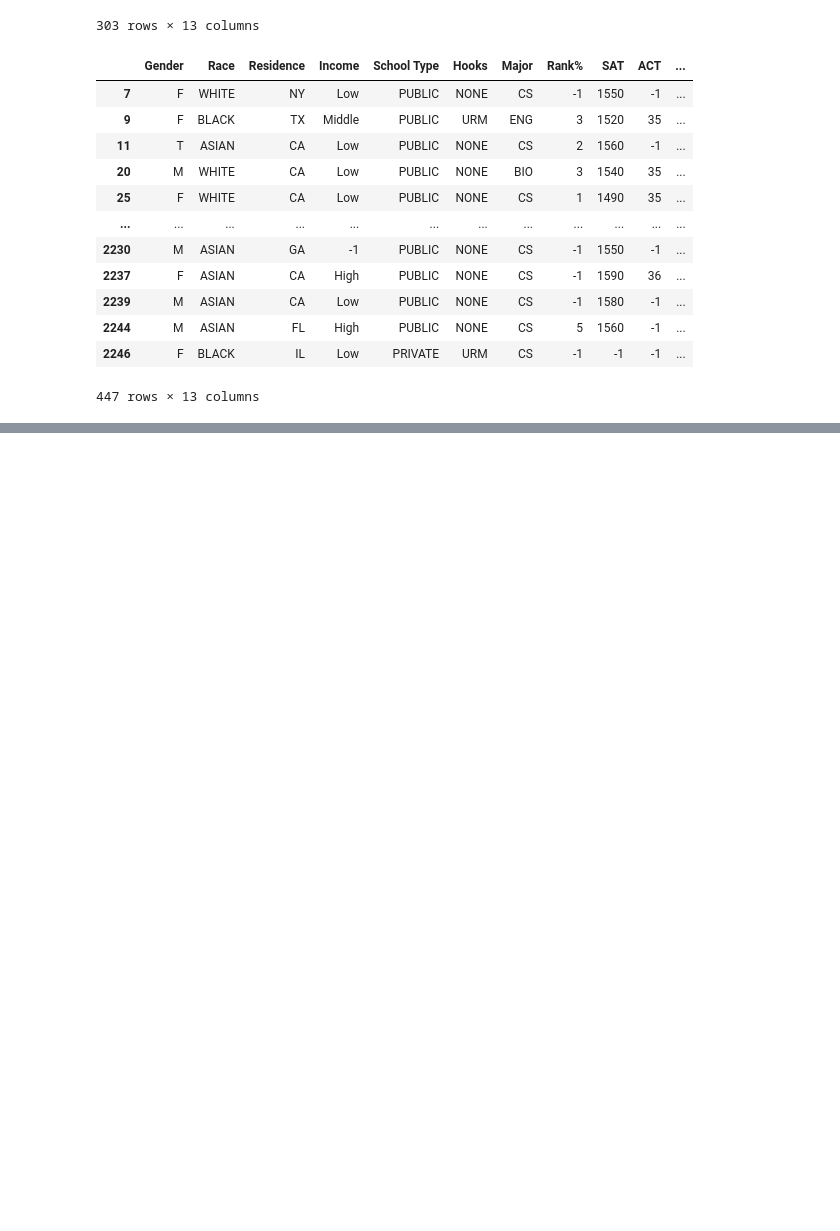
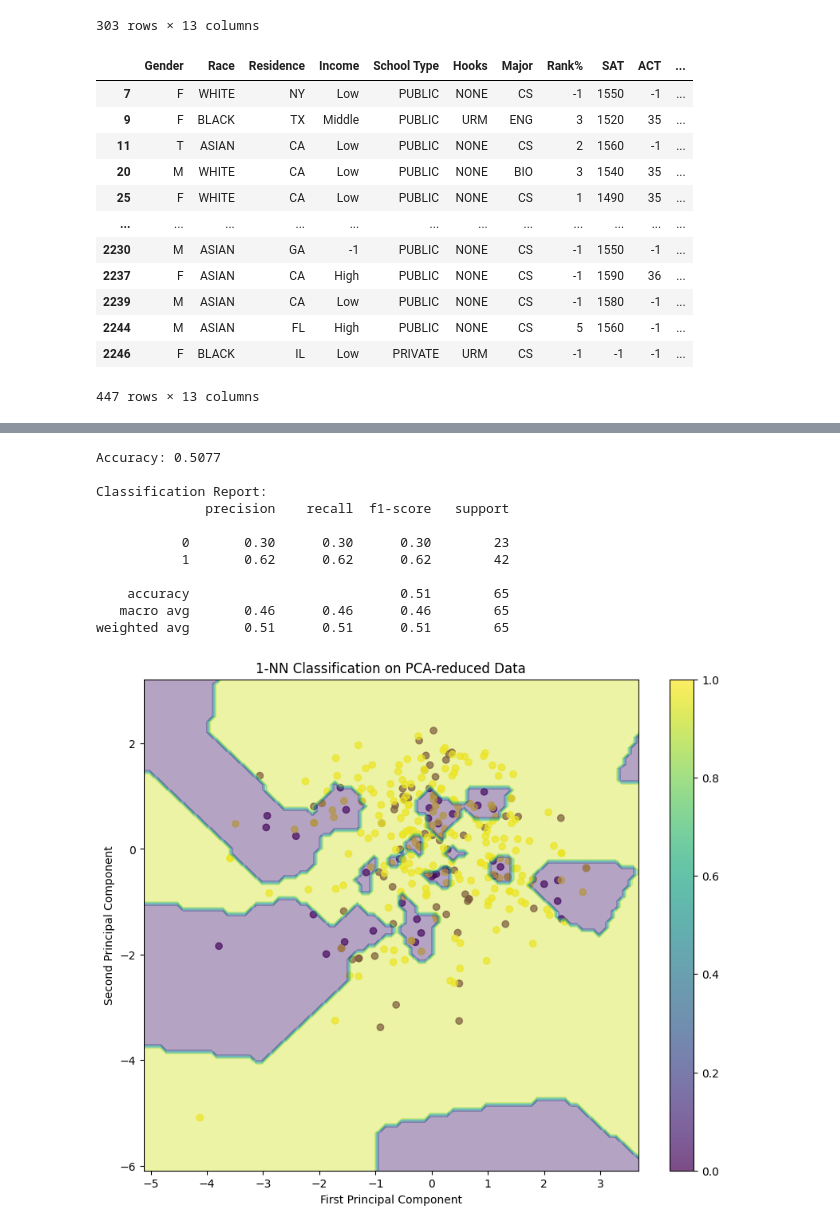
Before and after one commit to shreybirmiwal/college-predictor, a Jupyter notebook: 2-visualize/MIT/main.ipynb, the cells around one changed output, grey strips where cells are left out. Drawn from its saved outputs; the diff is of its cells as text; code cells hidden in the pictures; blank space fills up the shorter version.

```diff
--- a/2-visualize/MIT/main.ipynb
+++ b/2-visualize/MIT/main.ipynb
@@ -82,0 +209,72 @@ dataset
+# %%
+import numpy as np
+import pandas as pd
+import matplotlib.pyplot as plt
+from sklearn.neighbors import KNeighborsClassifier
+from sklearn.model_selection import train_test_split
+from sklearn.metrics import accuracy_score, classification_report
+from sklearn.preprocessing import StandardScaler
+from sklearn.decomposition import PCA
+
+# Assuming you have your original dataset in a variable called 'dataset'
+# and your target variable is 'Decision'
+
+# 1. Prepare the data
+X = dataset.drop('Decision', axis=1)
+y = dataset['Decision']
+
+# 2. Scale the features
+scaler = StandardScaler()
+X_scaled = scaler.fit_transform(X)
+
+# 3. Apply PCA
+pca = PCA(n_components=3)  # You can adjust the number of components
+X_pca = pca.fit_transform(X_scaled)
+
+# 4. Split the data into training and testing sets
+X_train, X_test, y_train, y_test = train_test_split(X_pca, y, test_size=0.2, random_state=42)
+
+# 5. Create and train the 1-NN model
+nn_classifier = KNeighborsClassifier(n_neighbors=1)
+nn_classifier.fit(X_train, y_train)
+
+# 6. Make predictions
+y_pred = nn_classifier.predict(X_test)
+
+# 7. Evaluate the model
+accuracy = accuracy_score(y_test, y_pred)
+print(f"Accuracy: {accuracy:.4f}")
+print("\nClassification Report:")
+print(classification_report(y_test, y_pred))
+
+# 8. Visualize the results (for 2D PCA)
+plt.figure(figsize=(10, 8))
+scatter = plt.scatter(X_pca[:, 0], X_pca[:, 1], c=y, cmap='viridis', alpha=0.7)
+plt.xlabel('First Principal Component')
+plt.ylabel('Second Principal Component')
+plt.title('1-NN Classification on PCA-reduced Data')
+plt.colorbar(scatter)
+
+# Plot decision boundary
+x_min, x_max = X_pca[:, 0].min() - 1, X_pca[:, 0].max() + 1
+y_min, y_max = X_pca[:, 1].min() - 1, X_pca[:, 1].max() + 1
+xx, yy = np.meshgrid(np.arange(x_min, x_max, 0.1),
+                     np.arange(y_min, y_max, 0.1))
+Z = nn_classifier.predict(np.c_[xx.ravel(), yy.ravel(), np.zeros_like(xx.ravel())])
+Z = Z.reshape(xx.shape)
+plt.contourf(xx, yy, Z, alpha=0.4, cmap='viridis')
+
+plt.show()
+# %% [output]
+Accuracy: 0.5077
+
+Classification Report:
+              precision    recall  f1-score   support
+
+           0       0.30      0.30      0.30        23
+           1       0.62      0.62      0.62        42
+
+    accuracy                           0.51        65
+   macro avg       0.46      0.46      0.46        65
+weighted avg       0.51      0.51      0.51        65
+[figure, added]
```
Also changed, not shown: parts of 5 cells of this notebook, 2 other files.
